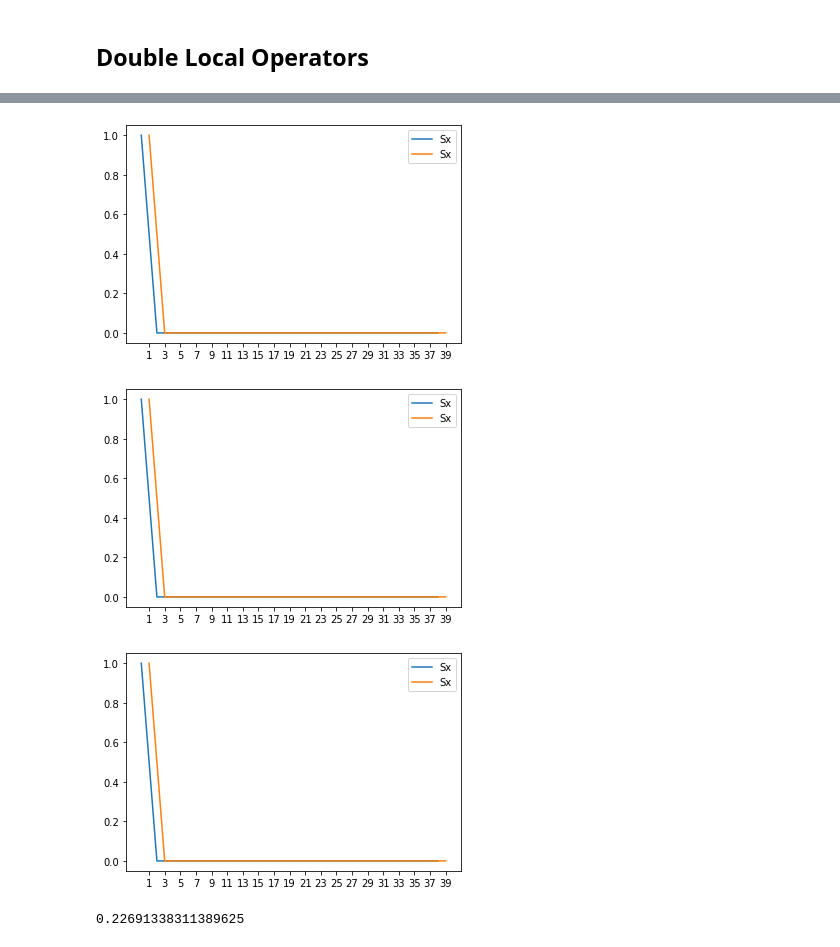
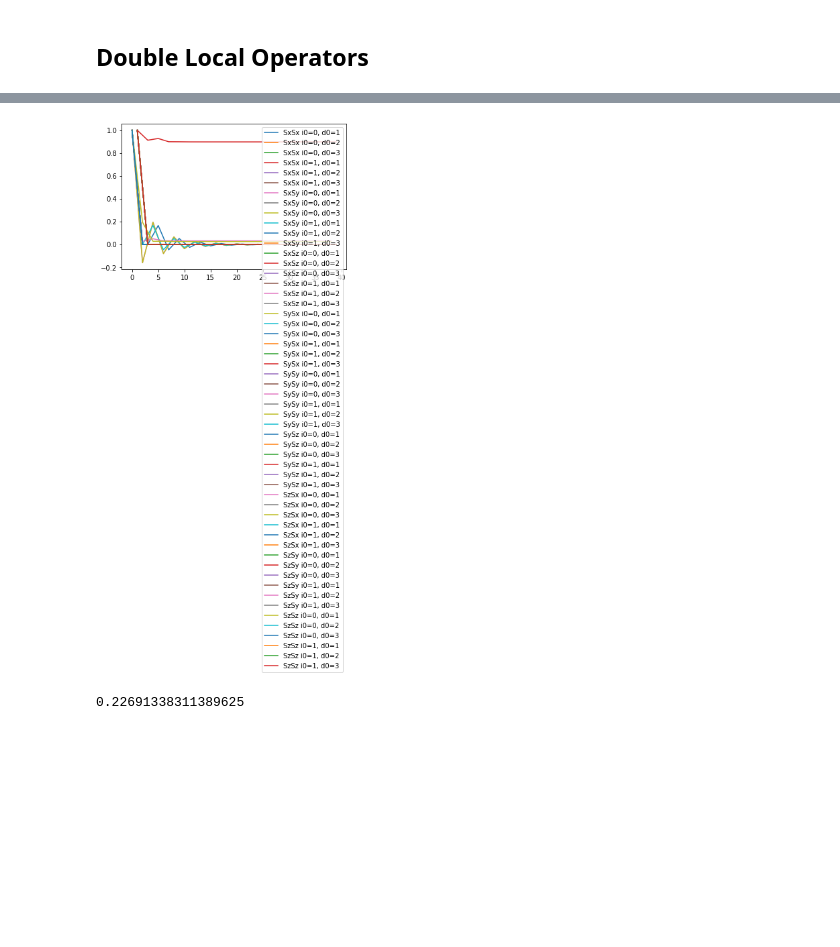
Before and after one commit to JerryChen97/KitaevLadder, a Jupyter notebook: Correlation functions and local order parameters.ipynb, the cells around one changed output, grey strips where cells are left out. Cells and saved outputs as stored; diff of their text form; code cells hidden in the pictures; blank space fills up the shorter version.

```diff
--- a/Correlation functions and local order parameters.ipynb
+++ b/Correlation functions and local order parameters.ipynb
@@ -233,49 +238,43 @@ Now let's try the 'double local operators'.
 
 That is, we used two local, neighboring operators combined together as our |
 # %%
-def double_local_op_diff(psi, op1='Sx', op2='Sz', i0=1, d=1):
-    return psi.expectation_value_term(term=[(op1, i0), (op2, i0+1), (op1, i0+d*2), (op2, i0+d*2+1)])*16
-def double_local_op_diff_corr_func(psi, op1='Sx', op2='Sz', i0=1, dN=9):
-    return [double_local_op_diff(psi, op1=op1, op2=op2, i0=i0, d=d) for d in range(dN)]
+def double_local_op_diff(psi, op1='Sx', op2='Sz', i0=1, d0=1, d=1):
+    return psi.expectation_value_term(term=[(op1, i0), (op2, i0+d0), (op1, i0+d*2), (op2, i0+d0+d*2)])*16
+def double_local_op_diff_corr_func(psi, op1='Sx', op2='Sz', i0=1, d0=1, dN=9):
+    return [double_local_op_diff(psi, op1=op1, op2=op2, i0=i0, d0=d0, d=d) for d in range(dN)]
-# %%
-ops = ['Sx', 'Sy', 'Sz']
-N=20
-
-for i in [0, 1]:
-    xticks=range(i, 2*N, 2)
-# for op in ops:
-    plt.plot(xticks, double_local_op_diff_corr_func(psi, i0=1, dN=N), label=op)
-# print(double_local_op_corr_func(psi, op='Sx', i0=1, dN=N))
-plt.legend()
-plt.xticks(xticks)
-plt.show()
-for i in [0, 1]:
-    xticks=range(i, 2*N, 2)
-# for op in ops:
-    plt.plot(xticks, double_local_op_diff_corr_func(psi, op1='Sy', op2='Sz', i0=1, dN=N), label=op)
-# print(double_local_op_corr_func(psi, op='Sx', i0=1, dN=N))
-plt.legend()
-plt.xticks(xticks)
-plt.show()
-for i in [0, 1]:
-    xticks=range(i, 2*N, 2)
-# for op in ops:
-    plt.plot(xticks, double_local_op_diff_corr_func(psi, op1='Sy', op2='Sx', i0=1, dN=N), label=op)
-# print(double_local_op_corr_func(psi, op='Sx', i0=1, dN=N))
-plt.legend()
-plt.xticks(xticks)
-plt.show()
-
-# xticks=range(0, 2*N, 2)
-# for op in ops:
-#     plt.plot(xticks, double_local_op_diff_corr_func(psi, op=op, i0=0, dN=N), label=op)
-# plt.legend()
-# plt.xticks(xticks)
-# plt.show()
-# %% [output]
-[figure, removed]
-[figure, removed]
-[figure, removed]
+# %%
+ops1 = [
+    'Sx',
+    'Sy',
+    'Sz',
+       ]
+ops2 = [
+    'Sx',
+    'Sy',
+    'Sz',
+]
+i0_list = [0, 1]
+d0_list = [1, 2, 3]
+
+
+N = 20
+
+for op1 in ops1:
+    for op2 in ops2:
+        for i0 in i0_list:
+            for d0 in d0_list:
+                xticks=range(i0, 2*N, 2)
+                plt.plot(
+                    xticks,
+                    double_local_op_diff_corr_func(
+                        psi,
+                        op1=op1, op2=op2, i0=i0, d0=d0, dN=N),
+                    label=op1+op2+f' i0={i0}, d0={d0}')
+
+plt.legend()
+plt.show()
+# %% [output]
+[figure, added]
 # %%
 Jp = Jx + Jy
 Jm = Jx - Jy
```
Also changed, not shown: parts of 13 cells of this notebook, 1 other file.
